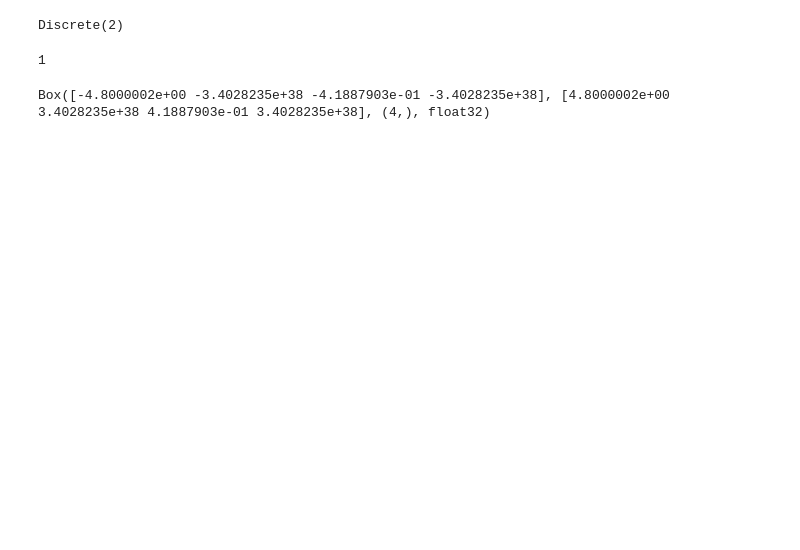
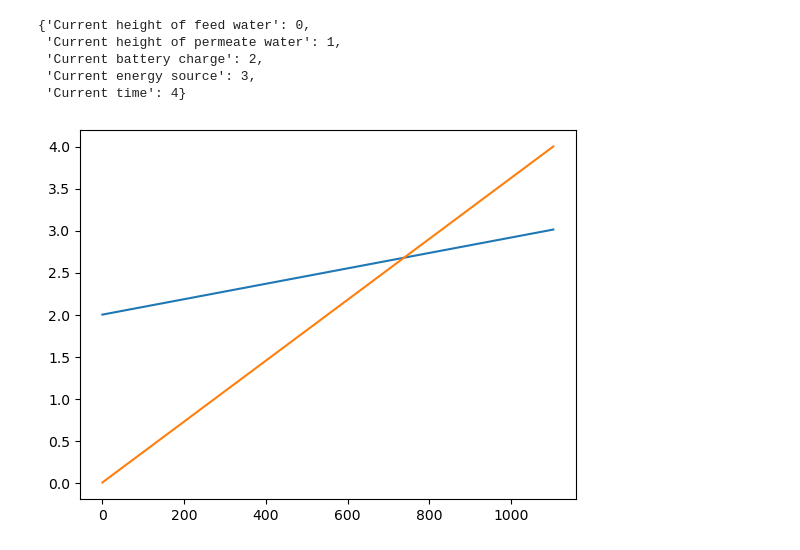
Before and after one commit to Mario-16180/water_desalination, a Jupyter notebook: testing.ipynb, the cells around one changed output. Saved outputs shown, nothing was run; the diff lists cells and outputs as text; code cells hidden in the pictures; blank space fills up the shorter version.

Commit message:
First version environment

```diff
--- a/testing.ipynb
+++ b/testing.ipynb
@@ -9,12 +9,27 @@ env = gym.make("CartPole-v1")
-# %%
-env.action_space
-# %% [output]
-Discrete(2)
-# %%
-env.action_space.sample()
-# %% [output]
-1
-# %%
-env.observation_space
-# %% [output]
-Box([-4.8000002e+00 -3.4028235e+38 -4.1887903e-01 -3.4028235e+38], [4.8000002e+00 3.4028235e+38 4.1887903e-01 3.4028235e+38], (4,), float32)
+# %%
+environment.state_space
+# %% [output]
+{'Current height of feed water': 0,
+ 'Current height of permeate water': 1,
+ 'Current battery charge': 2,
+ 'Current energy source': 3,
+ 'Current time': 4}
+# %%
+environment.reset()
+done = False
+reward_history = []
+height_feed_water_tank_history = []
+height_permeate_water_tank_history = []
+while not done:
+    # action = random.randint(0, 2)
+    action = 1
+    observation, reward, done, info = environment.step(action)
+    reward_history.append(reward)
+    height_feed_water_tank_history.append(observation[0])
+    height_permeate_water_tank_history.append(observation[1])
+# %%
+plt.plot(height_feed_water_tank_history)
+plt.plot(height_permeate_water_tank_history)
+plt.show()
+# %% [output]
+[figure, added]
```
Also changed, not shown: parts of 6 cells of this notebook, 1 other file.
